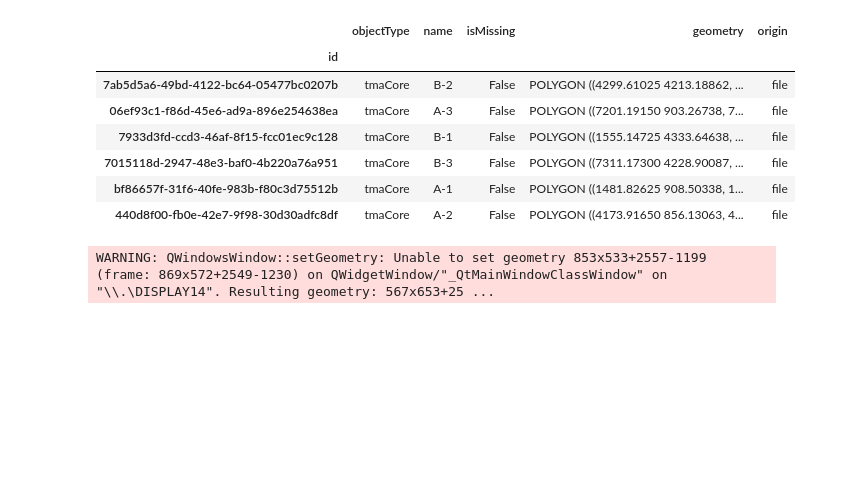
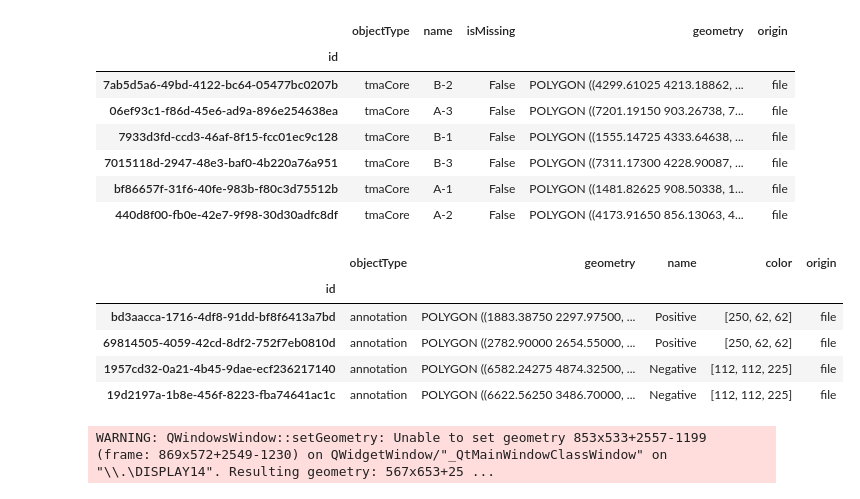
Before and after one commit to b-lemke98/InSituPy-1, a Jupyter notebook: notebooks/dev/04_InSituPy_regions_TMA_testing.ipynb, the cells around one changed output. Saved outputs shown, nothing was run; the diff lists cells and outputs as text; code cells hidden in the pictures; blank space fills up the shorter version.

```diff
--- a/notebooks/dev/04_InSituPy_regions_TMA_testing.ipynb
+++ b/notebooks/dev/04_InSituPy_regions_TMA_testing.ipynb
@@ -133,6 +133,15 @@ xd.regions.TMA
 | 7015118d-2947-48e3-baf0-4b220a76a951 | tmaCore | B-3 | False | POLYGON ((7311.17300 4228.90087, ... | file |
 | bf86657f-31f6-40fe-983b-f80c3d75512b | tmaCore | A-1 | False | POLYGON ((1481.82625 908.50338, 1... | file |
 | 440d8f00-fb0e-42e7-9f98-30d30adfc8df | tmaCore | A-2 | False | POLYGON ((4173.91650 856.13063, 4... | file |
+# %%
+xd.annotations.demo
+# %% [output]
+|  | objectType | geometry | name | color | origin |
+| id |  |  |  |  |  |
+| bd3aacca-1716-4df8-91dd-bf8f6413a7bd | annotation | POLYGON ((1883.38750 2297.97500, ... | Positive | [250, 62, 62] | file |
+| 69814505-4059-42cd-8df2-752f7eb0810d | annotation | POLYGON ((2782.90000 2654.55000, ... | Positive | [250, 62, 62] | file |
+| 1957cd32-0a21-4b45-9dae-ecf236217140 | annotation | POLYGON ((6582.24275 4874.32500, ... | Negative | [112, 112, 225] | file |
+| 19d2197a-1b8e-456f-8223-fba74641ac1c | annotation | POLYGON ((6622.56250 3486.70000, ... | Negative | [112, 112, 225] | file |
 # %%
 xd.show()
 # %% [output]
```
Also changed, not shown: 2 other files.
